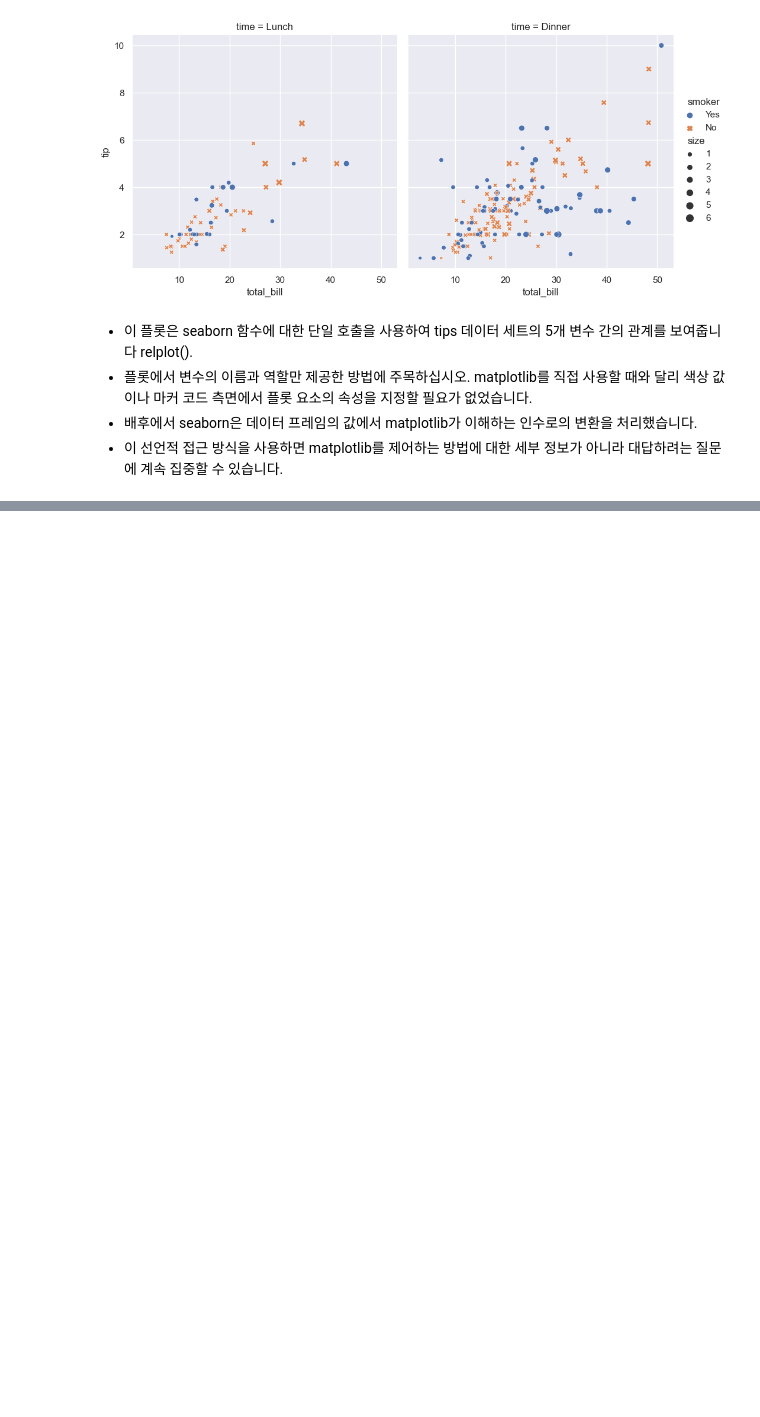
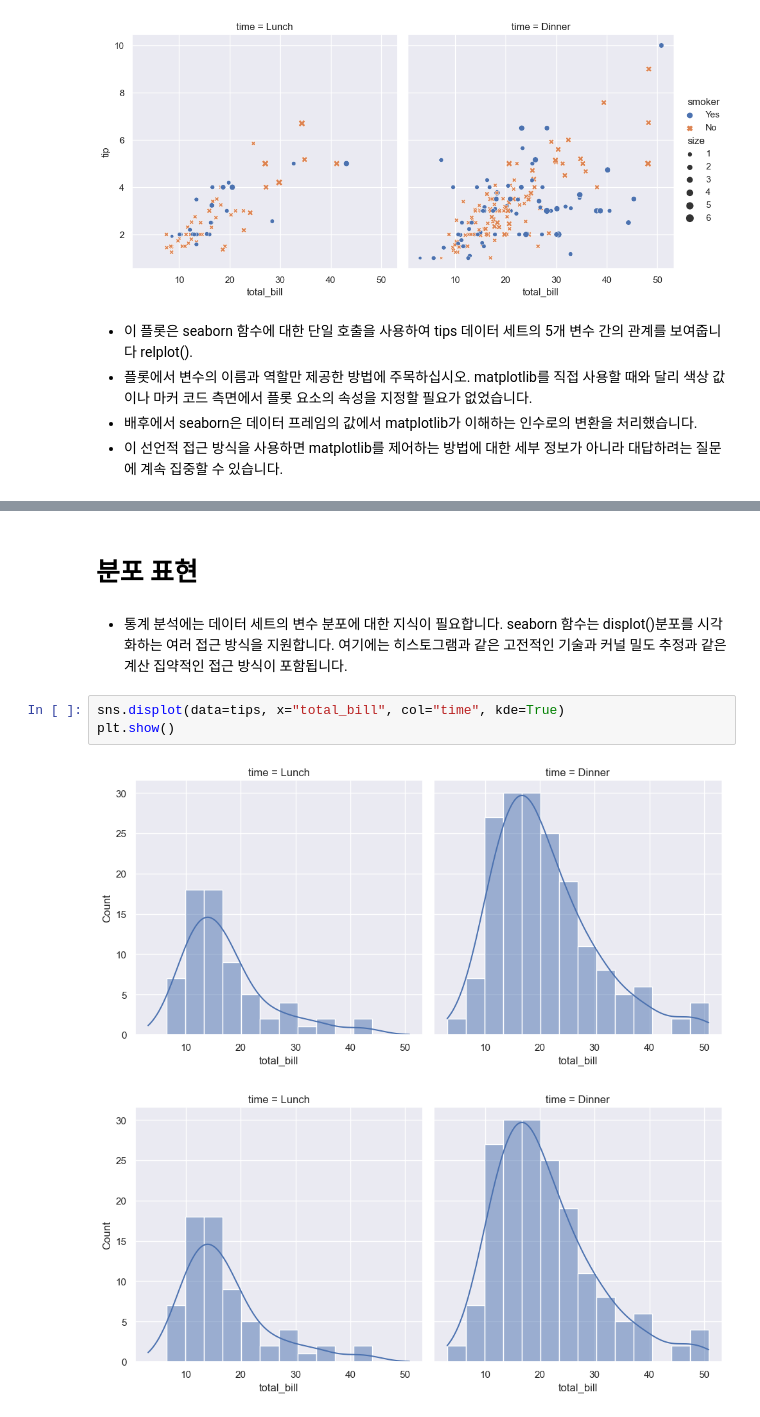
Before and after one commit to Bae-Sangbin/seaborn, a Jupyter notebook: An introduction to seaborn.ipynb, the cells around one changed output, grey strips where cells are left out. Saved outputs shown, nothing was run; the diff lists cells and outputs as text; blank space fills up the shorter version.

```diff
--- a/An introduction to seaborn.ipynb
+++ b/An introduction to seaborn.ipynb
@@ -66,0 +112,10 @@ matplotlib를 직접 사용할 때와 달리 색상 값이나 마커 코드 측
+# %% [markdown]
+# 분포 표현
+# %% [markdown]
+* 통계 분석에는 데이터 세트의 변수 분포에 대한 지식이 필요합니다. seaborn 함수는 displot()분포를 시각화하는 여러 접근 방식을 지원합니다. 여기에는 히스토그램과 같은 고전적인 기술과 커널 밀도 추정과 같은 계산 집약적인 접근 방식이 포함됩니다.
+# %%
+sns.displot(data=tips, x="total_bill", col="time", kde=True)
+plt.show()
+# %% [output]
+[figure, added]
+[figure, added]
```
Also changed, not shown: parts of 36 cells of this notebook.
